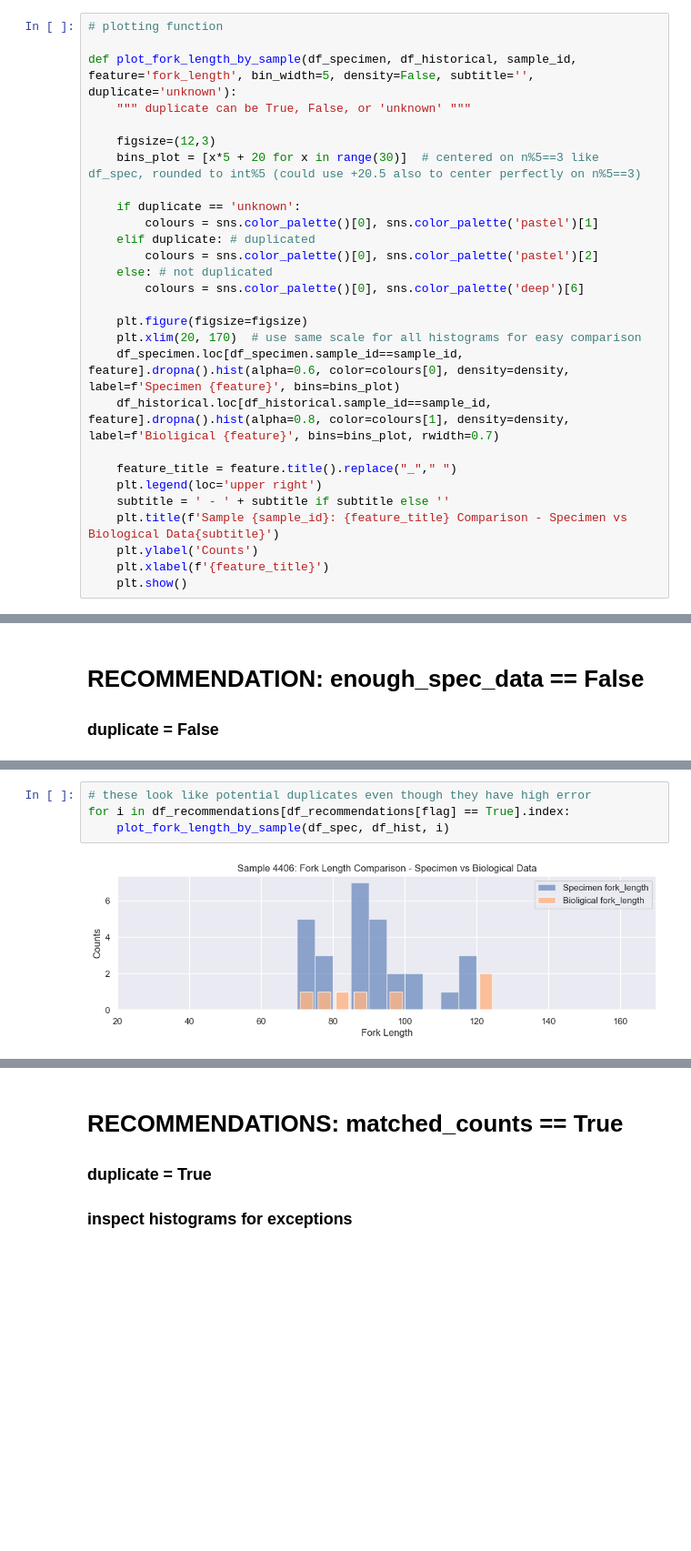
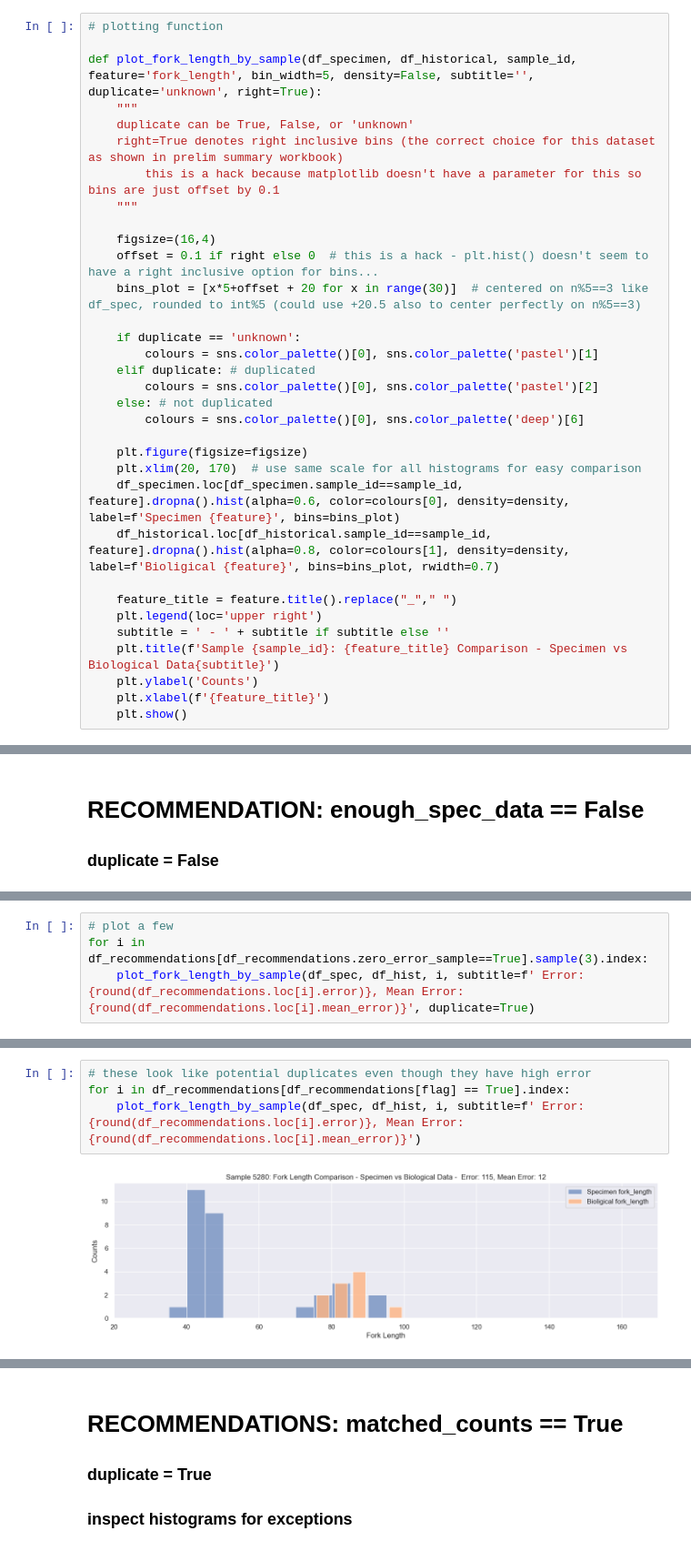
Before and after one commit to dfo-gulf-science/TrapNet-EDA, a Jupyter notebook: TrapNet_Summary_of_Recommendations.ipynb, the cells around one changed output, grey strips where cells are left out. Shown at 91% size. Saved outputs shown, nothing was run; the diff lists cells and outputs as text; blank space fills up the shorter version.

Commit message:
updated findings and recommendations with improved matching algorithm

```diff
--- a/TrapNet_Summary_of_Recommendations.ipynb
+++ b/TrapNet_Summary_of_Recommendations.ipynb
@@ -28,11 +28,16 @@ df_recommendations = pd.read_pickle('calculations\df_recommendations.pickle')
 # %%
 # plotting function
 
-def plot_fork_length_by_sample(df_specimen, df_historical, sample_id, feature='fork_length', bin_width=5, density=False, subtitle='', duplicate='unknown'):
-    """ duplicate can be True, False, or 'unknown' """
+def plot_fork_length_by_sample(df_specimen, df_historical, sample_id, feature='fork_length', bin_width=5, density=False, subtitle='', duplicate='unknown', right=True):
+    """
+    duplicate can be True, False, or 'unknown'
+    right=True denotes right inclusive bins (the correct choice for this dataset as shown in prelim summary workbook)
+        this is a hack because matplotlib doesn't have a parameter for this so bins are just offset by 0.1
+    """
 
-    figsize=(12,3)
-    bins_plot = [x*5 + 20 for x in range(30)]  # centered on n%5==3 like df_spec, rounded to int%5 (could use +20.5 also to center perfectly on n%5==3)
+    figsize=(16,4)
+    offset = 0.1 if right else 0  # this is a hack - plt.hist() doesn't seem to have a right inclusive option for bins...
+    bins_plot = [x*5+offset + 20 for x in range(30)]  # centered on n%5==3 like df_spec, rounded to int%5 (could use +20.5 also to center perfectly on n%5==3)
 
     if duplicate == 'unknown':
         colours = sns.color_palette()[0], sns.color_palette('pastel')[1]
@@ -136,0 +128,4 @@ plot_fork_length_by_sample(df_spec[df_spec.fork_length>65], df_hist[df_hist.fork
+# %%
+# plot a few
+for i in df_recommendations[df_recommendations.zero_error_sample==True].sample(3).index:
+    plot_fork_length_by_sample(df_spec, df_hist, i, subtitle=f' Error: {round(df_recommendations.loc[i].error)}, Mean Error: {round(df_recommendations.loc[i].mean_error)}', duplicate=True)
@@ -159,6 +158,6 @@ Summary Flag: high_MSE_potential_duplicate
 # %%
 # these look like potential duplicates even though they have high error
 for i in df_recommendations[df_recommendations[flag] == True].index:
-    plot_fork_length_by_sample(df_spec, df_hist, i)
+    plot_fork_length_by_sample(df_spec, df_hist, i, subtitle=f' Error: {round(df_recommendations.loc[i].error)}, Mean Error: {round(df_recommendations.loc[i].mean_error)}')
 # %% [output]
-[figure, old version]
+[figure, new version]
```
Also changed, not shown: parts of 13 cells of this notebook, 1 other file.
